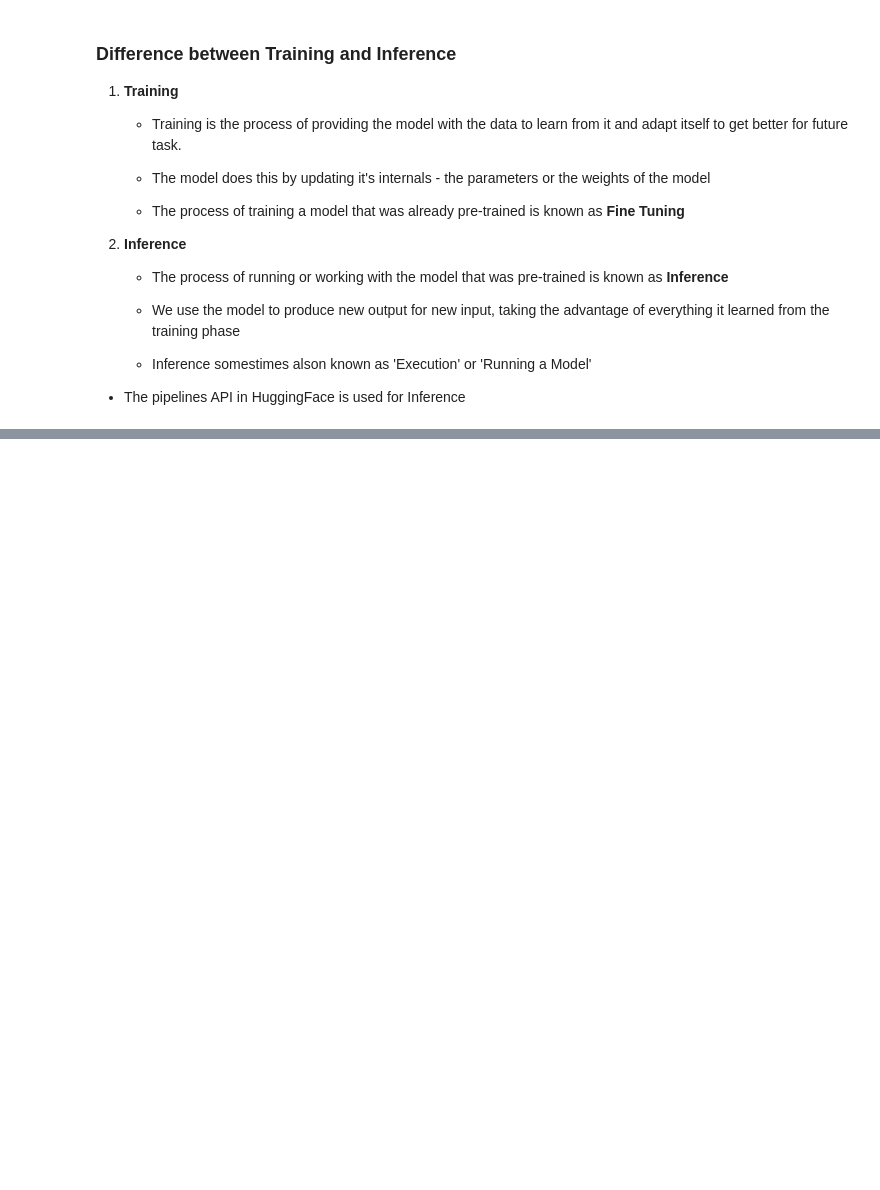
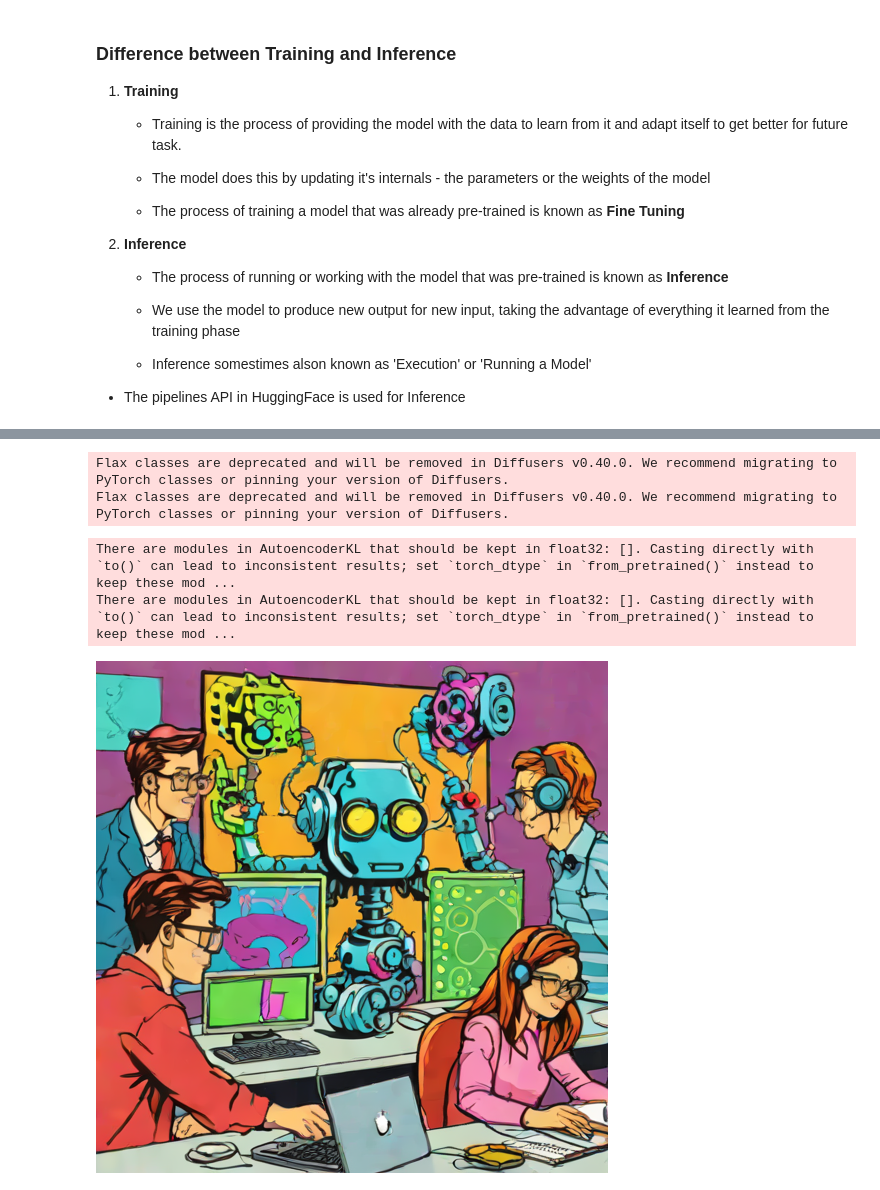
Before and after one commit to doralalam/llm-engineering, a Jupyter notebook: 003_week/day_2/028_pipelines.ipynb, the cells around one changed output, grey strips where cells are left out. Cells and saved outputs as stored; diff of their text form; code cells hidden in the pictures; blank space fills up the shorter version.

Commit message:
Created using Colab - Various inferences using HuggingFace Pipeline utility imported from transformers library

```diff
--- a/003_week/day_2/028_pipelines.ipynb
+++ b/003_week/day_2/028_pipelines.ipynb
@@ -65,0 +318,18 @@ And all should work great - otherwise, ask me!
+# %%
+# Image generation
+
+from diffusers import AutoPipelineForText2Image
+from IPython.display import display
+import torch
+
+pipe = AutoPipelineForText2Image.from_pretrained("stabilityai/sdxl-turbo", torch_dtype = torch.float16, variant="fp16")
+pipe.to('cuda')
+prompt = "A class of students learning AI engineering in a vibrant pop-art style"
+image = pipe(prompt=prompt, num_inference_steps=4, guidance_scale=0.0).images[0]
+display(image)
+# %% [output]
+Flax classes are deprecated and will be removed in Diffusers v0.40.0. We recommend migrating to PyTorch classes or pinning your version of Diffusers.
+Flax classes are deprecated and will be removed in Diffusers v0.40.0. We recommend migrating to PyTorch classes or pinning your version of Diffusers.
+There are modules in AutoencoderKL that should be kept in float32: []. Casting directly with `to()` can lead to inconsistent results; set `torch_dtype` in `from_pretrained()` instead to keep these mod ...
+There are modules in AutoencoderKL that should be kept in float32: []. Casting directly with `to()` can lead to inconsistent results; set `torch_dtype` in `from_pretrained()` instead to keep these mod ...
+[figure, added]
```
Also changed, not shown: parts of 21 cells of this notebook.
